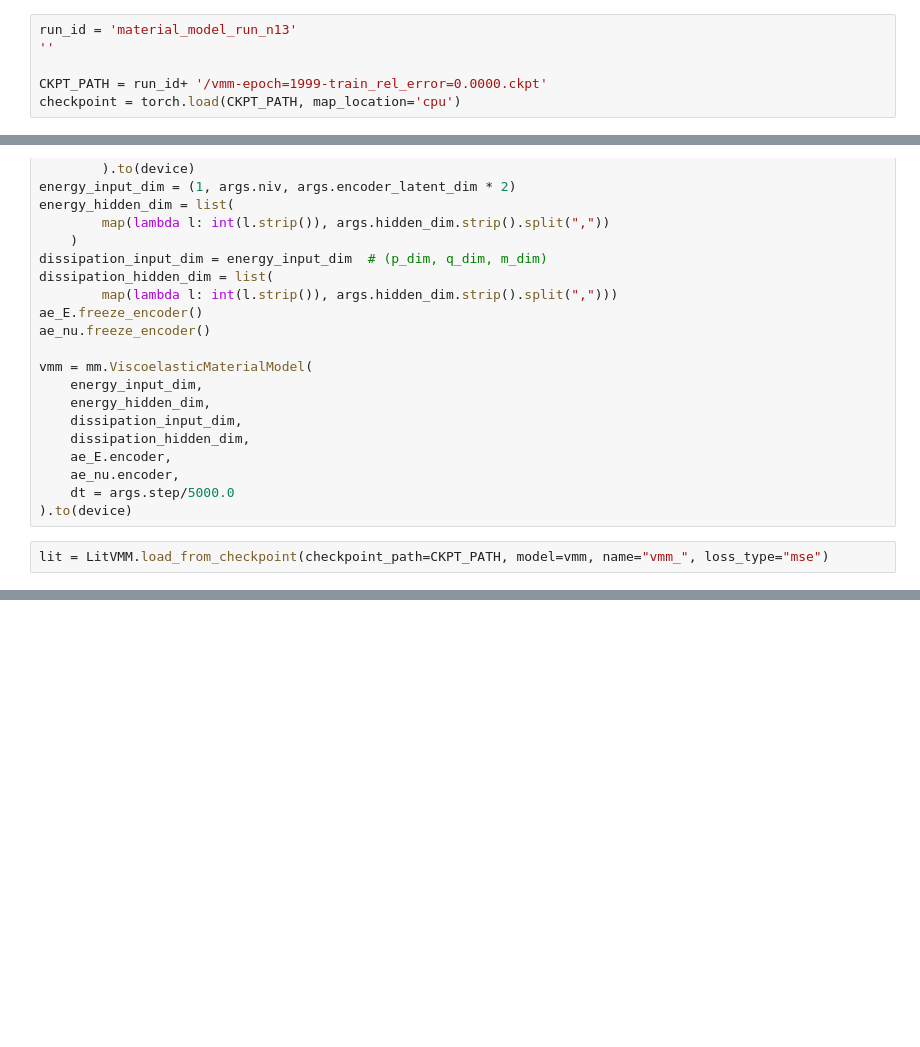
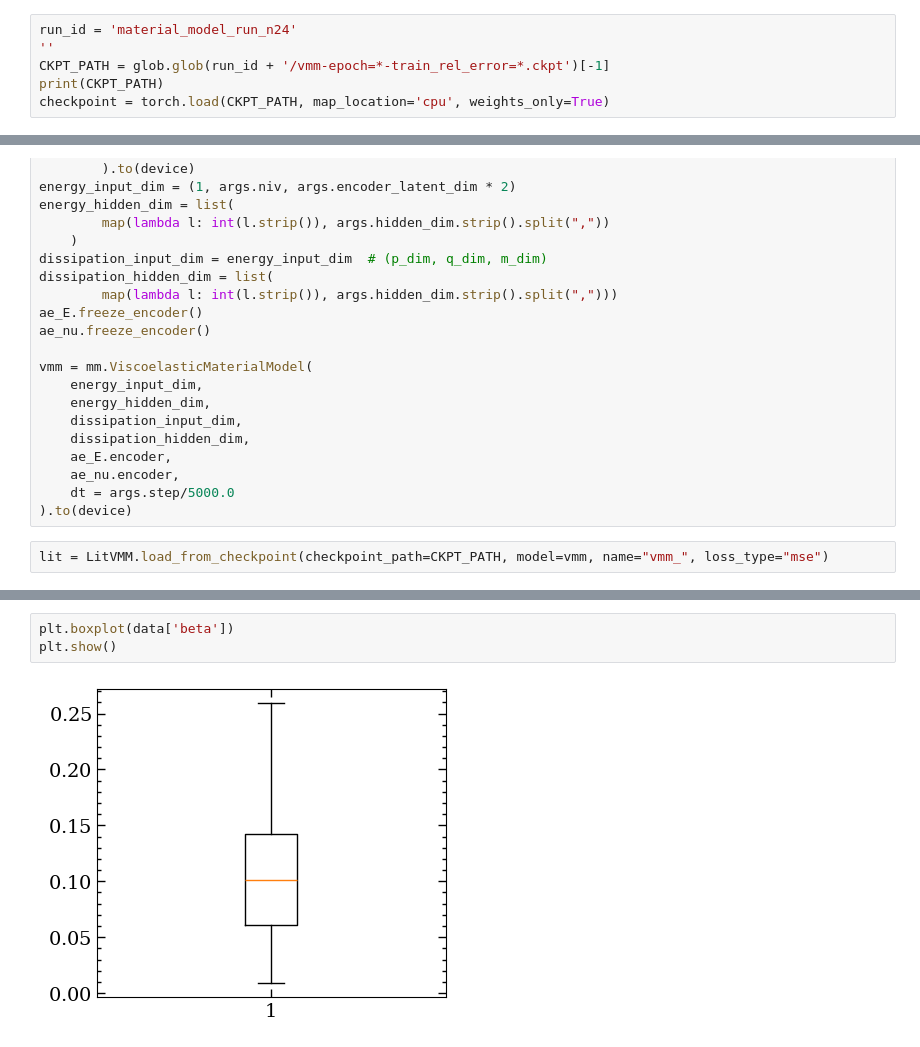
Before and after one commit to m-raj/microstructure-dependent-material-model, a Jupyter notebook: post_processing_lightning.ipynb, the cells around one changed output, grey strips where cells are left out. Cells and saved outputs as stored; diff of their text form; blank space fills up the shorter version.

```diff
--- a/post_processing_lightning.ipynb
+++ b/post_processing_lightning.ipynb
@@ -107,8 +108,8 @@ class memory_kernel_homogenized_model:
     def times(self):
         return self._t
 # %%
-run_id = 'material_model_run_n13'
+run_id = 'material_model_run_n24'
 ''
-
-CKPT_PATH = run_id+ '/vmm-epoch=1999-train_rel_error=0.0000.ckpt'
-checkpoint = torch.load(CKPT_PATH, map_location='cpu')
+CKPT_PATH = glob.glob(run_id + '/vmm-epoch=*-train_rel_error=*.ckpt')[-1]
+print(CKPT_PATH)
+checkpoint = torch.load(CKPT_PATH, map_location='cpu', weights_only=True)
@@ -457,0 +250,5 @@ RuntimeError: Error(s) in loading state_dict for AutoEncoder:
+# %%
+plt.boxplot(data['beta'])
+plt.show()
+# %% [output]
+[figure, added]
```
Also changed, not shown: parts of 68 cells of this notebook, 1 other file.
